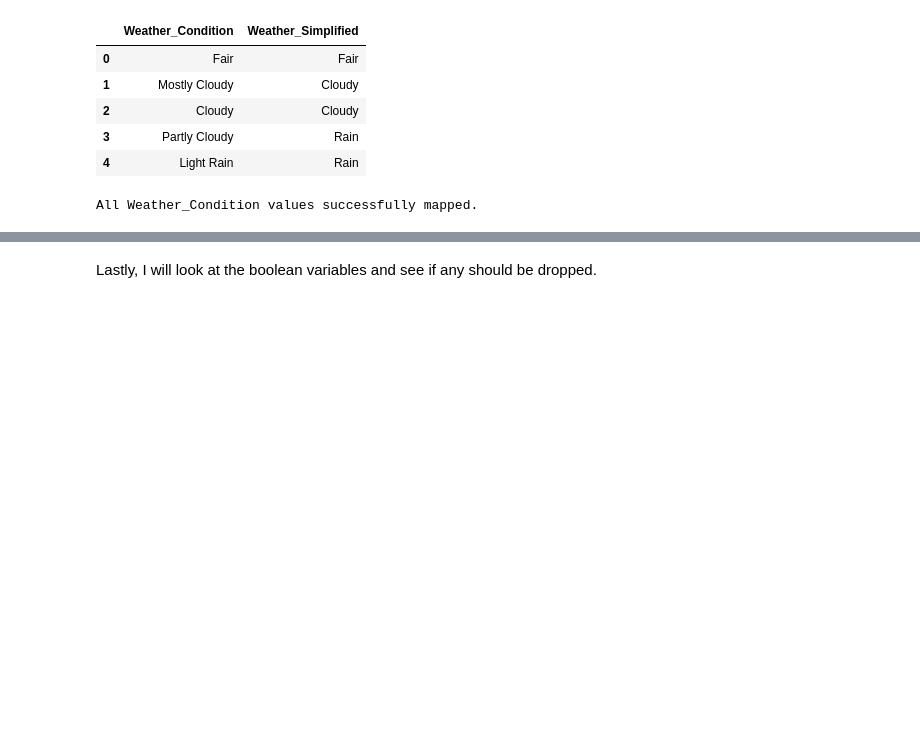
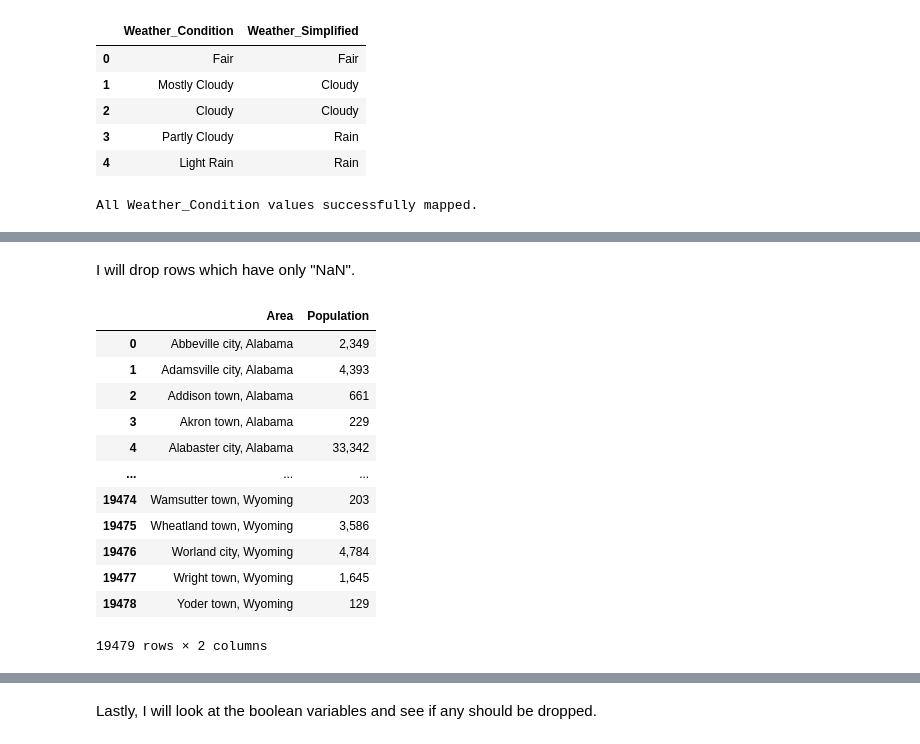
Before and after one commit to Sonya-J00/US_Accidents_ML_Project, a Jupyter notebook: jupyter_notebooks/Feature_Engineering.ipynb, the cells around one changed output, grey strips where cells are left out. Drawn from its saved outputs; the diff is of its cells as text; code cells hidden in the pictures; blank space fills up the shorter version.

```diff
--- a/jupyter_notebooks/Feature_Engineering.ipynb
+++ b/jupyter_notebooks/Feature_Engineering.ipynb
@@ -230,0 +324,19 @@ All Weather_Condition values successfully mapped.
+# %% [markdown]
+I will drop rows which have only "NaN".
+# %%
+df_city_pop = df_city_pop.dropna(how='all')
+df_city_pop
+# %% [output]
+|  | Area | Population |
+| 0 | Abbeville city, Alabama | 2,349 |
+| 1 | Adamsville city, Alabama | 4,393 |
+| 2 | Addison town, Alabama | 661 |
+| 3 | Akron town, Alabama | 229 |
+| 4 | Alabaster city, Alabama | 33,342 |
+| ... | ... | ... |
+| 19474 | Wamsutter town, Wyoming | 203 |
+| 19475 | Wheatland town, Wyoming | 3,586 |
+| 19476 | Worland city, Wyoming | 4,784 |
+| 19477 | Wright town, Wyoming | 1,645 |
+| 19478 | Yoder town, Wyoming | 129 |
+19479 rows × 2 columns
```
Also changed, not shown: parts of 48 cells of this notebook, 2 other files.
